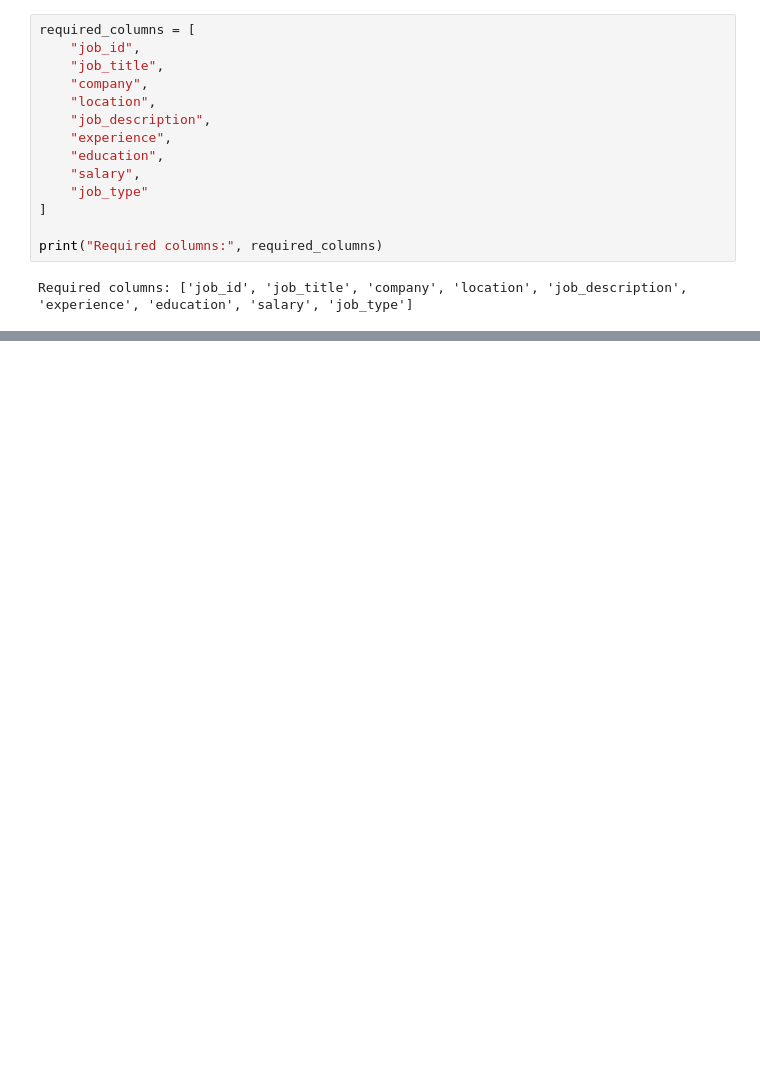
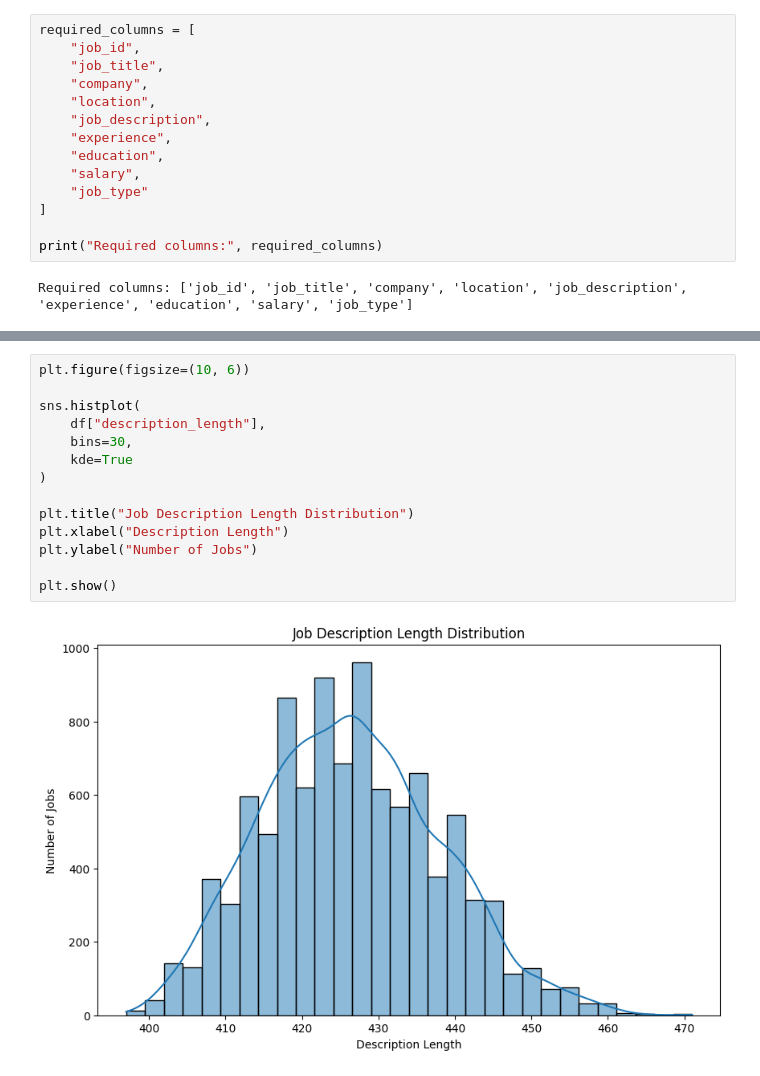
Before and after one commit to jairaj023/Internship-Practice, a Jupyter notebook: DAY_2_Task.ipynb, the cells around one changed output, grey strips where cells are left out. Cells and saved outputs as stored; diff of their text form; blank space fills up the shorter version.

```diff
--- a/DAY_2_Task.ipynb
+++ b/DAY_2_Task.ipynb
@@ -87,0 +245,16 @@ Required columns: ['job_id', 'job_title', 'company', 'location', 'job_descriptio
+# %%
+plt.figure(figsize=(10, 6))
+
+sns.histplot(
+    df["description_length"],
+    bins=30,
+    kde=True
+)
+
+plt.title("Job Description Length Distribution")
+plt.xlabel("Description Length")
+plt.ylabel("Number of Jobs")
+
+plt.show()
+# %% [output]
+[figure, added]
```
Also changed, not shown: parts of 22 cells of this notebook.
